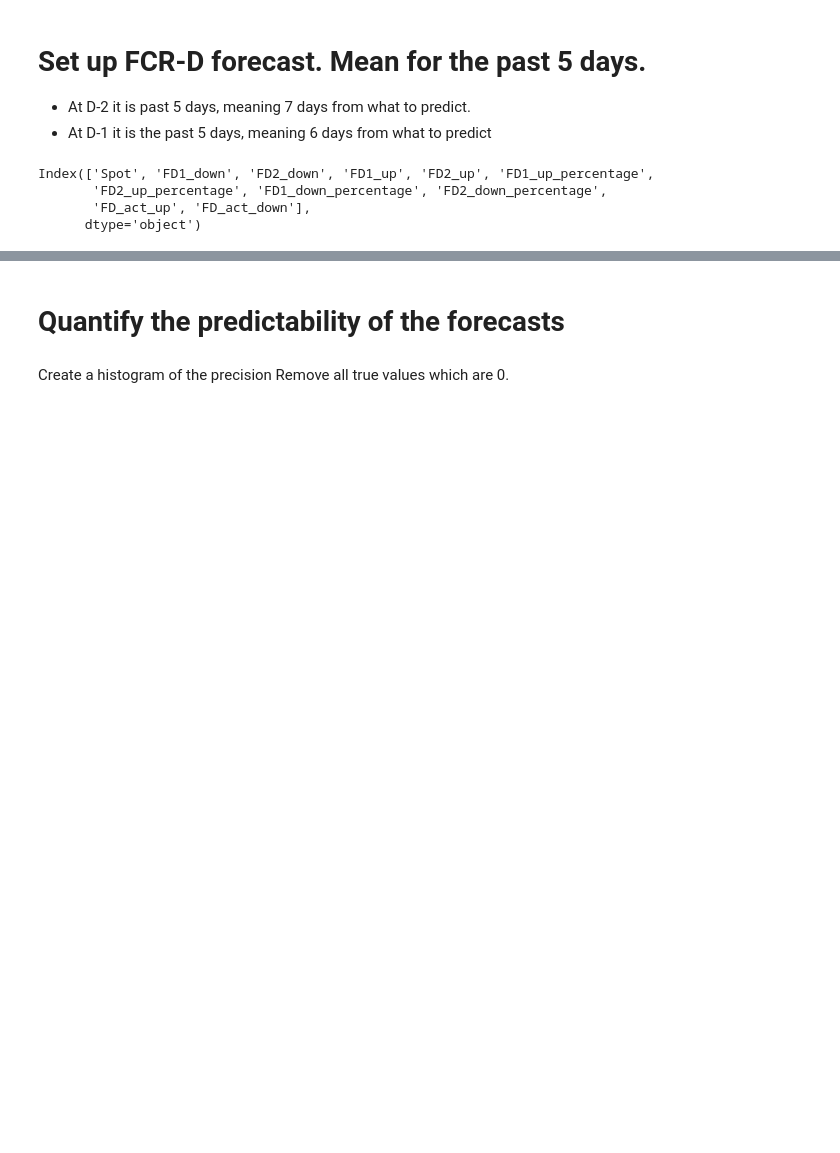
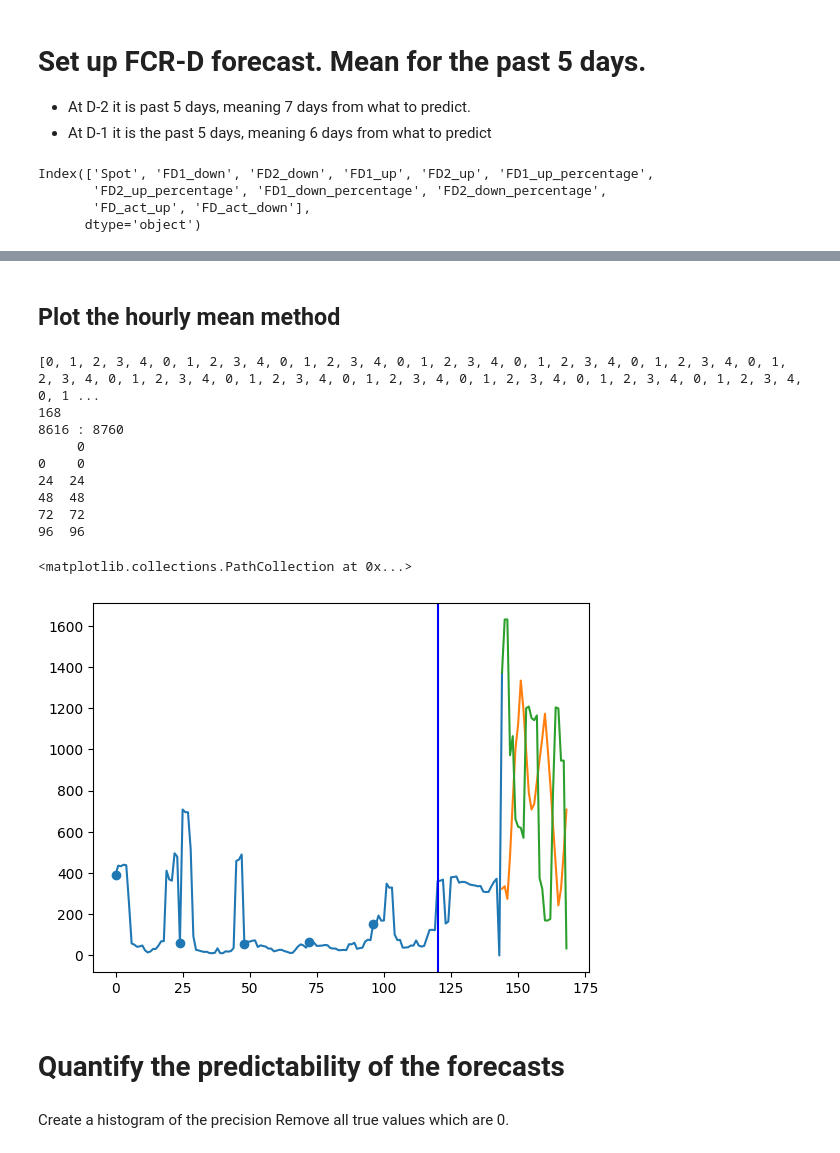
Before and after one commit to junesooshin/lightenup, a Jupyter notebook: Model and Result Examination/Forecast Analysis.ipynb, the cells around one changed output, grey strips where cells are left out. Drawn from its saved outputs; the diff is of its cells as text; code cells hidden in the pictures; blank space fills up the shorter version.

```diff
--- a/Model and Result Examination/Forecast Analysis.ipynb
+++ b/Model and Result Examination/Forecast Analysis.ipynb
@@ -69,7 +94,7 @@ X_plot = x_plot[:, np.newaxis]
 Building the model:
 # %%
 
-model = make_pipeline(SplineTransformer(n_knots=6, degree=3), Ridge(alpha=1e-3))
+model = make_pipeline(SplineTransformer(n_knots=6, degree=6), Ridge(alpha=1e-3))
 model.fit(X_train, y_train)
 
 y_plot = model.predict(X_plot)
@@ -241,7 +260,7 @@ Forecast_D_1_reshaped = pd.DataFrame(np.reshape(Forecast_D_1, (24*90,), order =
 - At D-2 it is past 5 days, meaning 7 days from what to predict.
 - At D-1 it is the past 5 days, meaning 6 days from what to predict
 # %%
-data = pd.read_csv('real.csv') # Change path
+data = pd.read_csv(path_processed_data + 'real.csv') # Change path
 data = data.fillna(0)
 data_cop = data.copy()
 data = data.drop(columns=["Hour"])
@@ -253,11 +272,10 @@ Spot_data = True_data['Spot']
 
 Total_length_test = len(data["FD1_down"]) - 8760
 # Create an empty dataframe with the same columns as `data`
-forecasted_data_D_2 = pd.DataFrame(columns=setup_forecast.columns, index=range(Total_length_test))
-forecasted_data_D_1 = pd.DataFrame(columns=setup_forecast.columns, index=range(Total_length_test))
+forecasted_data = pd.DataFrame(columns=setup_forecast.columns, index=range(Total_length_test))
 True_data = pd.DataFrame(columns=setup_forecast.columns, index=range(Total_length_test))
 
-print(forecasted_data_D_2.columns)
+print(forecasted_data.columns)
 # %% [output]
 Index(['Spot', 'FD1_down', 'FD2_down', 'FD1_up', 'FD2_up', 'FD1_up_percentage',
        'FD2_up_percentage', 'FD1_down_percentage', 'FD2_down_percentage',
@@ -309,3 +335,53 @@ Spot ended
+# %% [markdown]
+## Plot the hourly mean method
+# %%
+h = 0
+col = 'FD1_down'
+scatter_points_mean = [0*24,1*24,2*24,3*24,4*24]
+forecasting_time = [5*24]
+print(points)
+D_2_list = [3,4,5,6,7]
+print(D_2_list[-1]*24)
+# The past 5 days
+#data
+start_true = (24+h)+(8760)-(D_2_list[-1]*24)
+end_true = (8760)
+print(start_true,":",end_true)
+
+plot_data = data[col].loc[start_true:end_true].reset_index(drop=True).to_frame()
+plot_true_data = data[col].loc[end_true:(end_true+24)].reset_index(drop=True).to_frame()
+plot_forecasted_data = forecasted_data[col].loc[h:(24+h)].to_frame()
+
+mean_points = plot_data.loc[scatter_points_mean*24]
+#combine_index = plot_data.index.size()
+
+lst = list(range((plot_data.size)-1,(plot_data.size)+24)) # Create the list that provide the index such that it fit with the other data
+x_lst = list(range(0,(plot_data.size)+24))
+x_axis = pd.DataFrame(x_lst)
+#print(x_axis)
+plot_forecasted_data= plot_forecasted_data.set_index([pd.Index(lst)])
+plot_true_data = plot_true_data.set_index([pd.Index(lst)])
+
+
+plt.plot(plot_data)
+plt.plot(plot_forecasted_data)
+plt.plot(plot_true_data)
+print(x_axis.loc[scatter_points_mean])
+# only one line may be specified; full height
+plt.axvline(x = forecasting_time, color = 'b', label = 'Forecasting time')
+plt.scatter(x_axis.loc[scatter_points_mean],plot_data.loc[scatter_points_mean])
+# %% [output]
+[0, 1, 2, 3, 4, 0, 1, 2, 3, 4, 0, 1, 2, 3, 4, 0, 1, 2, 3, 4, 0, 1, 2, 3, 4, 0, 1, 2, 3, 4, 0, 1, 2, 3, 4, 0, 1, 2, 3, 4, 0, 1, 2, 3, 4, 0, 1, 2, 3, 4, 0, 1, 2, 3, 4, 0, 1, 2, 3, 4, 0, 1, 2, 3, 4, 0, 1 ...
+168
+8616 : 8760
+     0
+0    0
+24  24
+48  48
+72  72
+96  96
+<matplotlib.collections.PathCollection at 0x...>
+[figure, added]
 # %% [markdown]
 # Quantify the predictability of the forecasts
 # %% [markdown]
```
Also changed, not shown: parts of 21 cells of this notebook.
